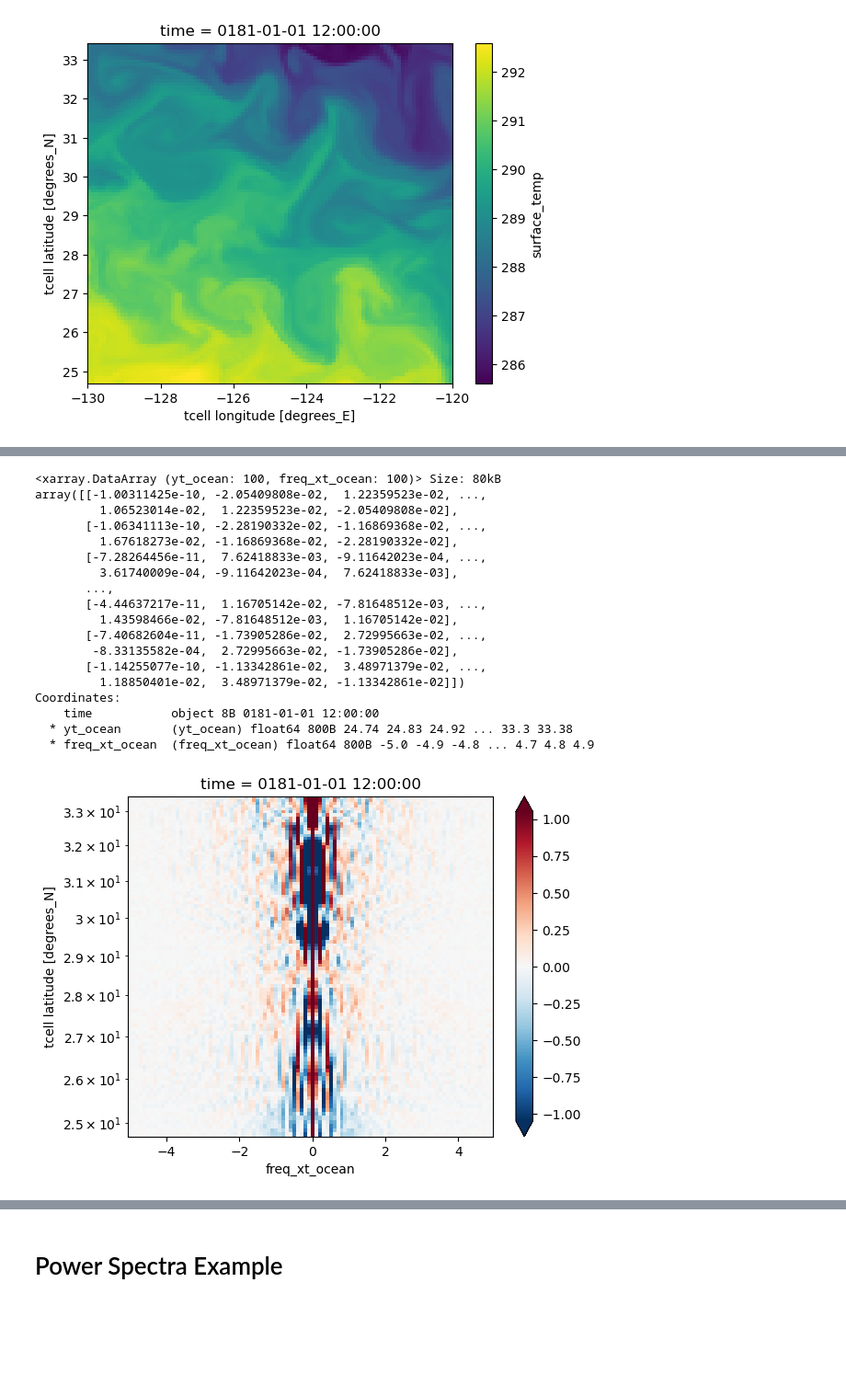
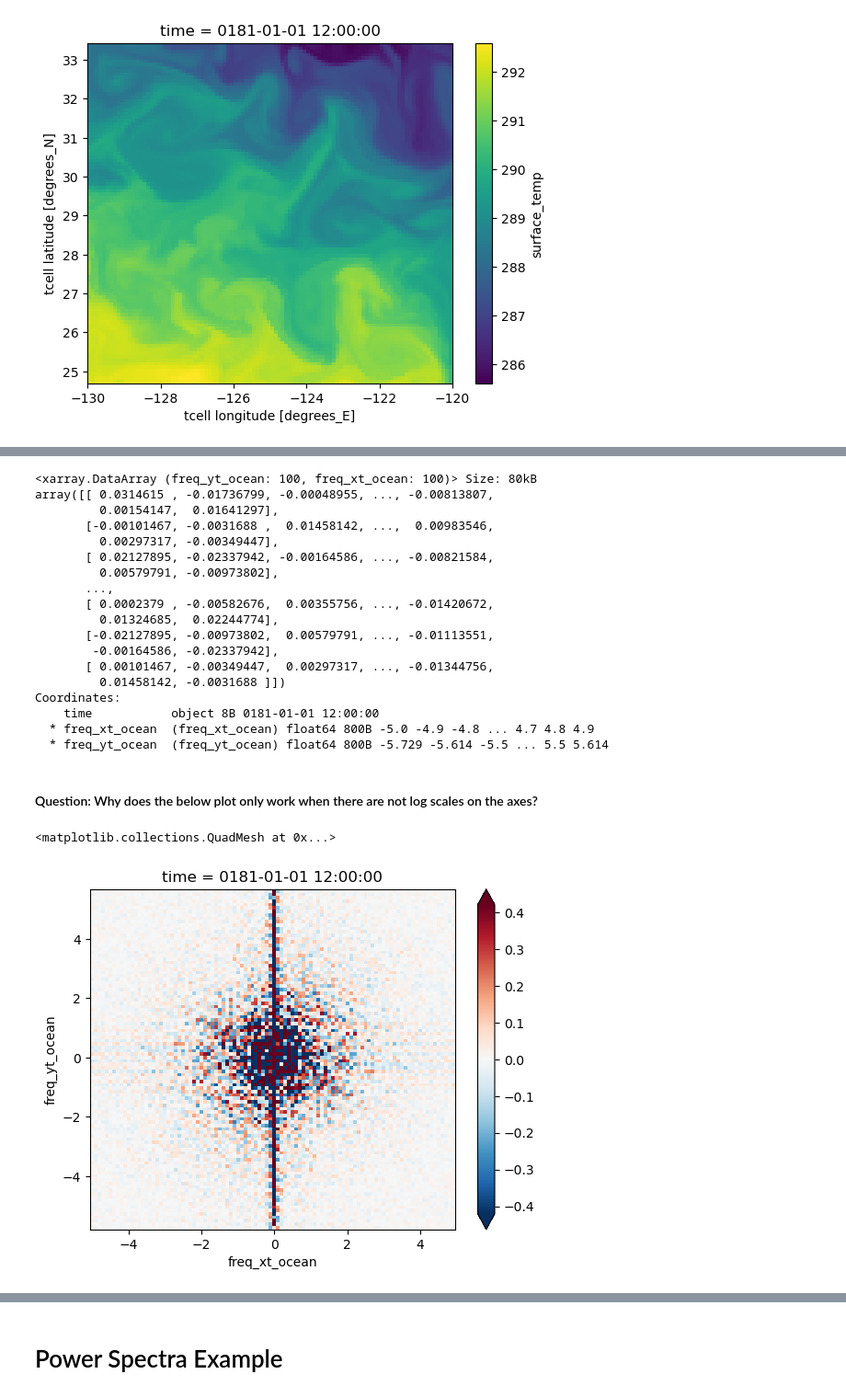
Before and after one commit to ocean-transport/air-sea-ML, a Jupyter notebook: powerSpectraTrial.ipynb, the cells around one changed output, grey strips where cells are left out. Shown at 92% size. Drawn from its saved outputs; the diff is of its cells as text; code cells hidden in the pictures; blank space fills up the shorter version.

```diff
--- a/powerSpectraTrial.ipynb
+++ b/powerSpectraTrial.ipynb
@@ -307,3 +307,9 @@ yt_ocean
 PandasIndex
 PandasIndex(Index([24.743028005786304, 24.833814202883772, 24.924533960340074, 25.015186931740978, 25.105773107375004, 25.19629214217983, 25.28674402829334, 25.377128422005594, 25.467445317308336, 25. ...
 Attributes: (0)
+# %%
+y_beg = ds_finalTest.yt_ocean[0]
+y_end = ds_finalTest.yt_ocean[-1]
+y_len = len(ds_finalTest.yt_ocean)
+yt_new = np.linspace(y_beg, y_end, y_len)
+yt_new
@@ -309,0 +337,3 @@ Attributes: (0)
+# %%
+ds_finalTest['yt_ocean'] = yt_new
+ds_finalTest
@@ -310,28 +365,32 @@ Attributes: (0)
 # %%
-Fda = xrft.dft(ds_finalTest, dim='xt_ocean', true_phase=True, true_amplitude=True).compute()
+Fda = xrft.dft(ds_finalTest, dim=['xt_ocean', 'yt_ocean'], true_phase=True, true_amplitude=True).compute()
 Fda.real
 # %% [output]
-<xarray.DataArray (yt_ocean: 100, freq_xt_ocean: 100)> Size: 80kB
-array([[-1.00311425e-10, -2.05409808e-02,  1.22359523e-02, ...,
-         1.06523014e-02,  1.22359523e-02, -2.05409808e-02],
-       [-1.06341113e-10, -2.28190332e-02, -1.16869368e-02, ...,
-         1.67618273e-02, -1.16869368e-02, -2.28190332e-02],
-       [-7.28264456e-11,  7.62418833e-03, -9.11642023e-04, ...,
-         3.61740009e-04, -9.11642023e-04,  7.62418833e-03],
+<xarray.DataArray (freq_yt_ocean: 100, freq_xt_ocean: 100)> Size: 80kB
+array([[ 0.0314615 , -0.01736799, -0.00048955, ..., -0.00813807,
+         0.00154147,  0.01641297],
+       [-0.00101467, -0.0031688 ,  0.01458142, ...,  0.00983546,
+         0.00297317, -0.00349447],
+       [ 0.02127895, -0.02337942, -0.00164586, ..., -0.00821584,
+         0.00579791, -0.00973802],
        ...,
-       [-4.44637217e-11,  1.16705142e-02, -7.81648512e-03, ...,
-         1.43598466e-02, -7.81648512e-03,  1.16705142e-02],
-       [-7.40682604e-11, -1.73905286e-02,  2.72995663e-02, ...,
-        -8.33135582e-04,  2.72995663e-02, -1.73905286e-02],
-       [-1.14255077e-10, -1.13342861e-02,  3.48971379e-02, ...,
-         1.18850401e-02,  3.48971379e-02, -1.13342861e-02]])
+       [ 0.0002379 , -0.00582676,  0.00355756, ..., -0.01420672,
+         0.01324685,  0.02244774],
+       [-0.02127895, -0.00973802,  0.00579791, ..., -0.01113551,
+        -0.00164586, -0.02337942],
+       [ 0.00101467, -0.00349447,  0.00297317, ..., -0.01344756,
+         0.01458142, -0.0031688 ]])
 Coordinates:
     time           object 8B 0181-01-01 12:00:00
-  * yt_ocean       (yt_ocean) float64 800B 24.74 24.83 24.92 ... 33.3 33.38
   * freq_xt_ocean  (freq_xt_ocean) float64 800B -5.0 -4.9 -4.8 ... 4.7 4.8 4.9
+  * freq_yt_ocean  (freq_yt_ocean) float64 800B -5.729 -5.614 -5.5 ... 5.5 5.614
+# %% [markdown]
+#### Question: Why does the below plot only work when there are not log scales on the axes?
 # %%
 Fda.real.plot(robust=True)
-plt.yscale('log')
+#plt.yscale('log')
+#plt.xscale('log')
 # %% [output]
+<matplotlib.collections.QuadMesh at 0x...>
-[figure, old version]
+[figure, new version]
 # %%
```
Also changed, not shown: parts of 9 cells of this notebook.
